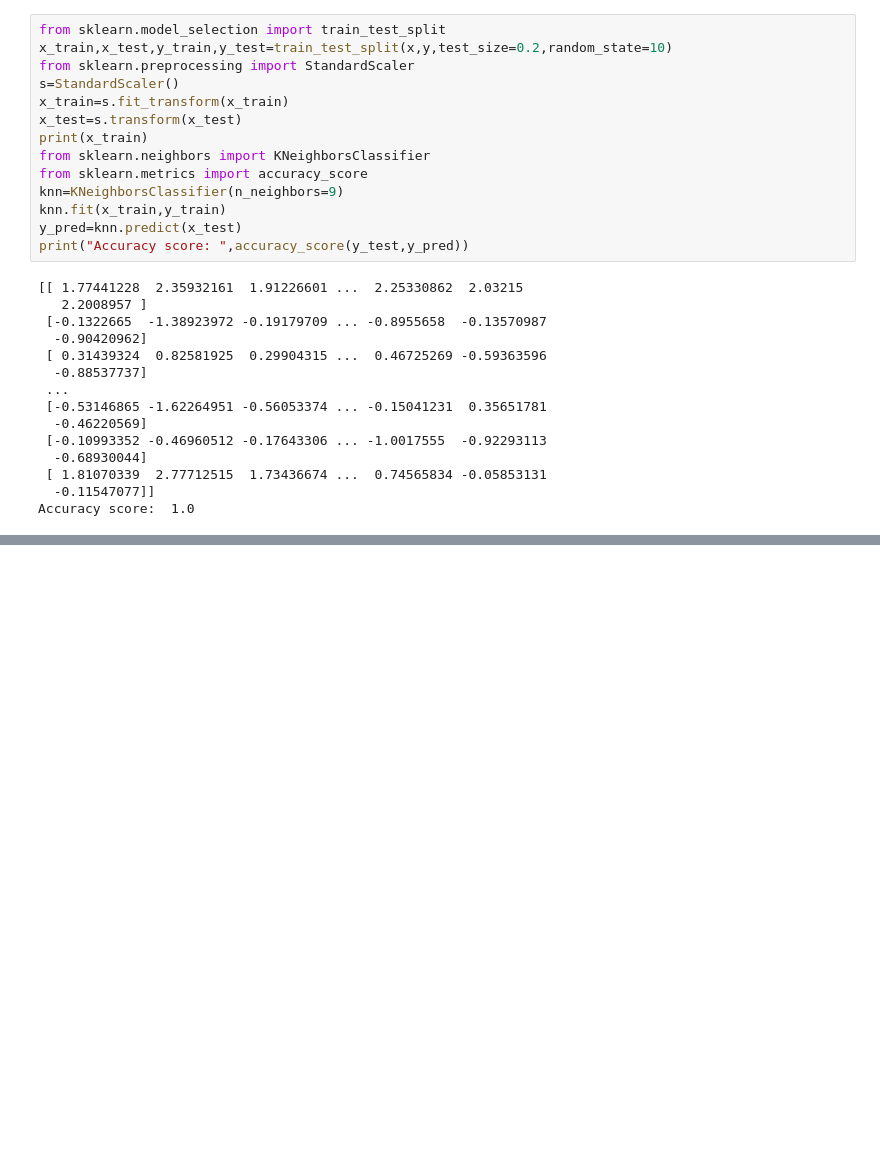
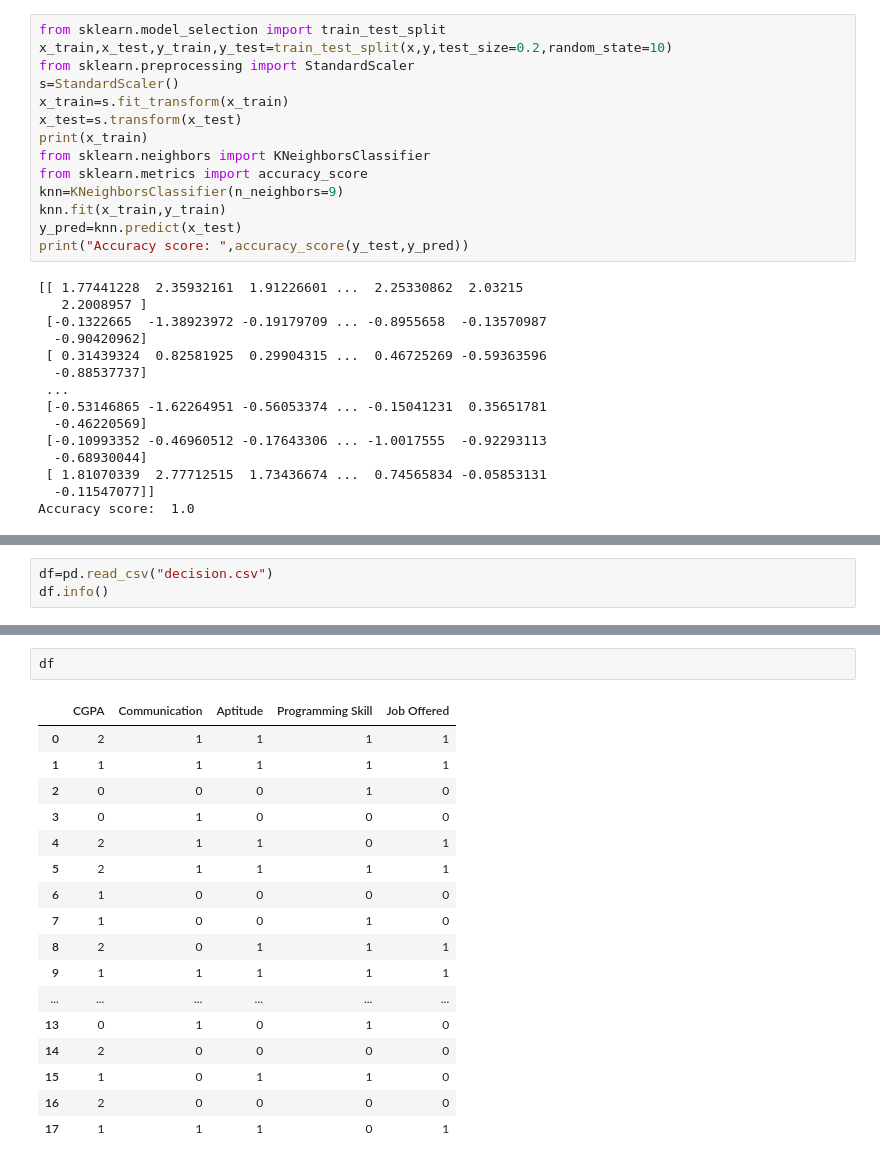
Before and after one commit to Ashutoshgt1/Python, a Jupyter notebook: Machine Learning/K-NN Classification.ipynb, the cells around one changed output, grey strips where cells are left out. Drawn from its saved outputs; the diff is of its cells as text; blank space fills up the shorter version.

```diff
--- a/Machine Learning/K-NN Classification.ipynb
+++ b/Machine Learning/K-NN Classification.ipynb
@@ -172,0 +331,3 @@ interactive(children=(IntSlider(value=10, description='n_neighbors', max=20, min
+# %%
+df=pd.read_csv("decision.csv")
+df.info()
@@ -172,0 +351,20 @@ interactive(children=(IntSlider(value=10, description='n_neighbors', max=20, min
+# %%
+df
+# %% [output]
+|  | CGPA | Communication | Aptitude | Programming Skill | Job Offered |
+| 0 | 2 | 1 | 1 | 1 | 1 |
+| 1 | 1 | 1 | 1 | 1 | 1 |
+| 2 | 0 | 0 | 0 | 1 | 0 |
+| 3 | 0 | 1 | 0 | 0 | 0 |
+| 4 | 2 | 1 | 1 | 0 | 1 |
+| 5 | 2 | 1 | 1 | 1 | 1 |
+| 6 | 1 | 0 | 0 | 0 | 0 |
+| 7 | 1 | 0 | 0 | 1 | 0 |
+| 8 | 2 | 0 | 1 | 1 | 1 |
+| 9 | 1 | 1 | 1 | 1 | 1 |
+| ... | ... | ... | ... | ... | ... |
+| 13 | 0 | 1 | 0 | 1 | 0 |
+| 14 | 2 | 0 | 0 | 0 | 0 |
+| 15 | 1 | 0 | 1 | 1 | 0 |
+| 16 | 2 | 0 | 0 | 0 | 0 |
+| 17 | 1 | 1 | 1 | 0 | 1 |
```
Also changed, not shown: parts of 16 cells of this notebook, 2 other files.
